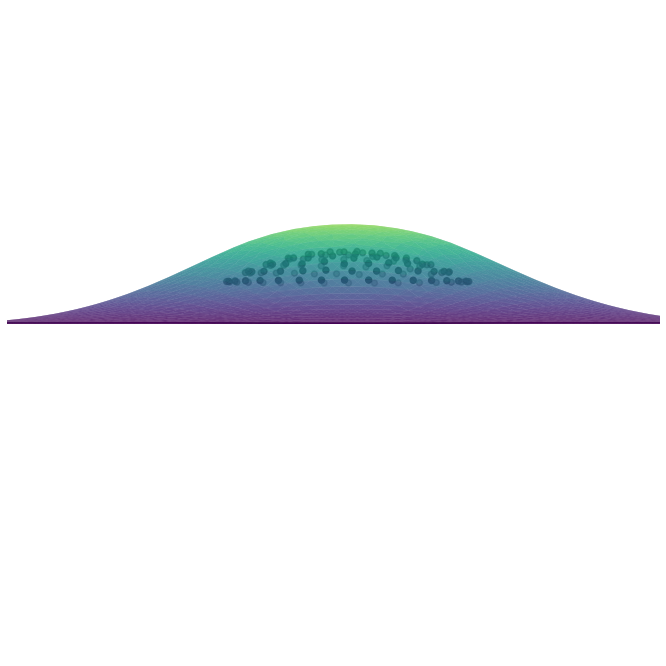
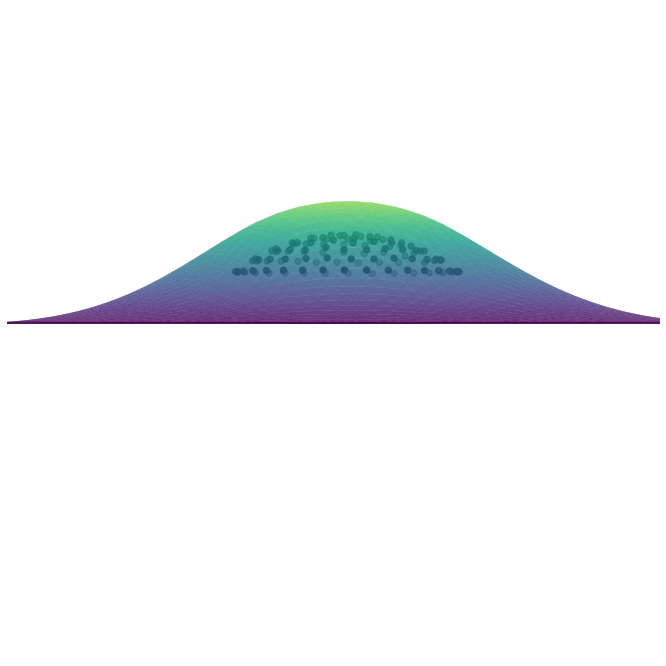
Code edit (unified diff) that turned the first committed figure into the second:
--- before
+++ after
@@ -23,4 +23,6 @@
 ax.set_ylim3d(-50.0, 50.0)
 ax.set_zlim3d(-50.0, 50.0)
+# Force equal scaling in 3D
+ax.set_box_aspect([1, 1, 1])
 ax.set_axis_off()
 if is_legend_plotted:
@@ -29,2 +31,3 @@
 
 plt.savefig(outfile + "gags_membrane_2deg_uniform_zscale_zoomin2x_viridis.svg", format = 'svg')
+plt.savefig("/Users/yueying/Downloads/den2_membrane_0deg_uniform_zscale_zoomin2x_viridis.svg", format = 'svg')

Commit: Add plot vertex for two examples of changed spont curv results